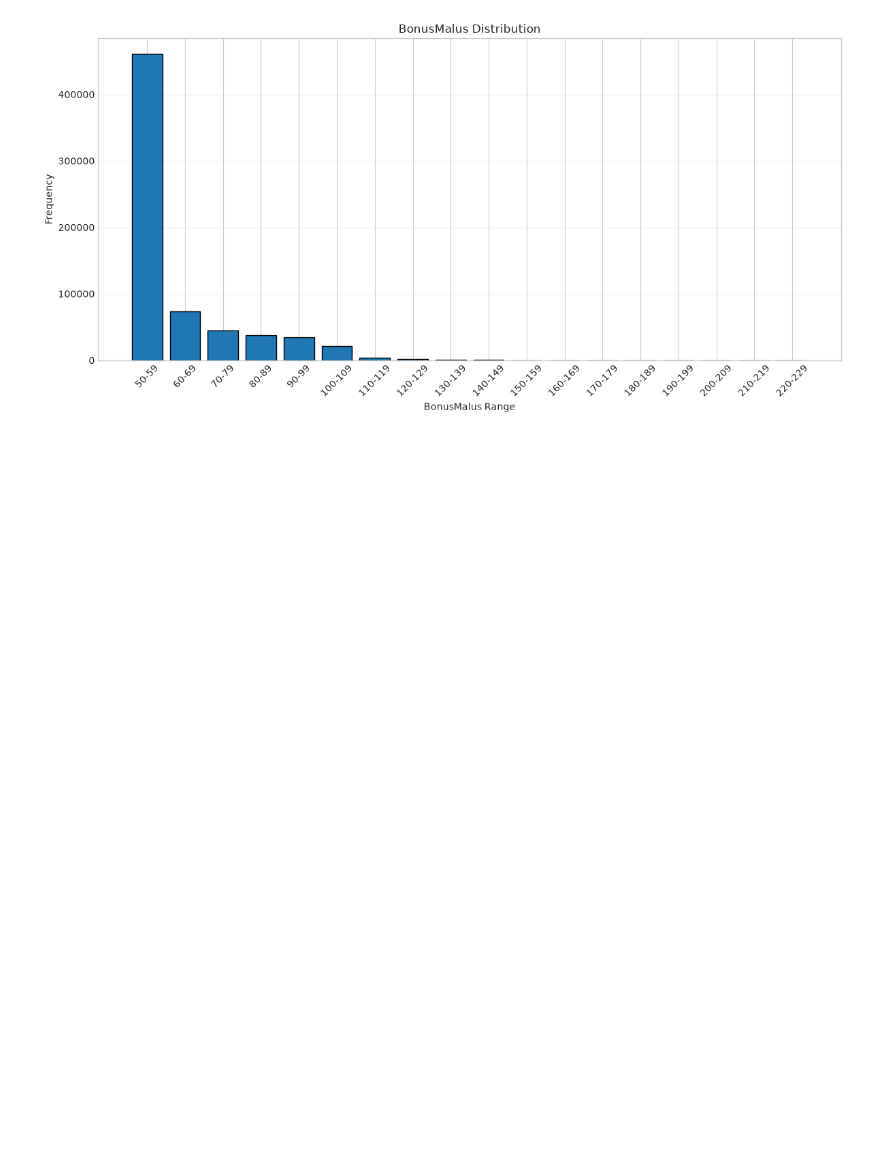
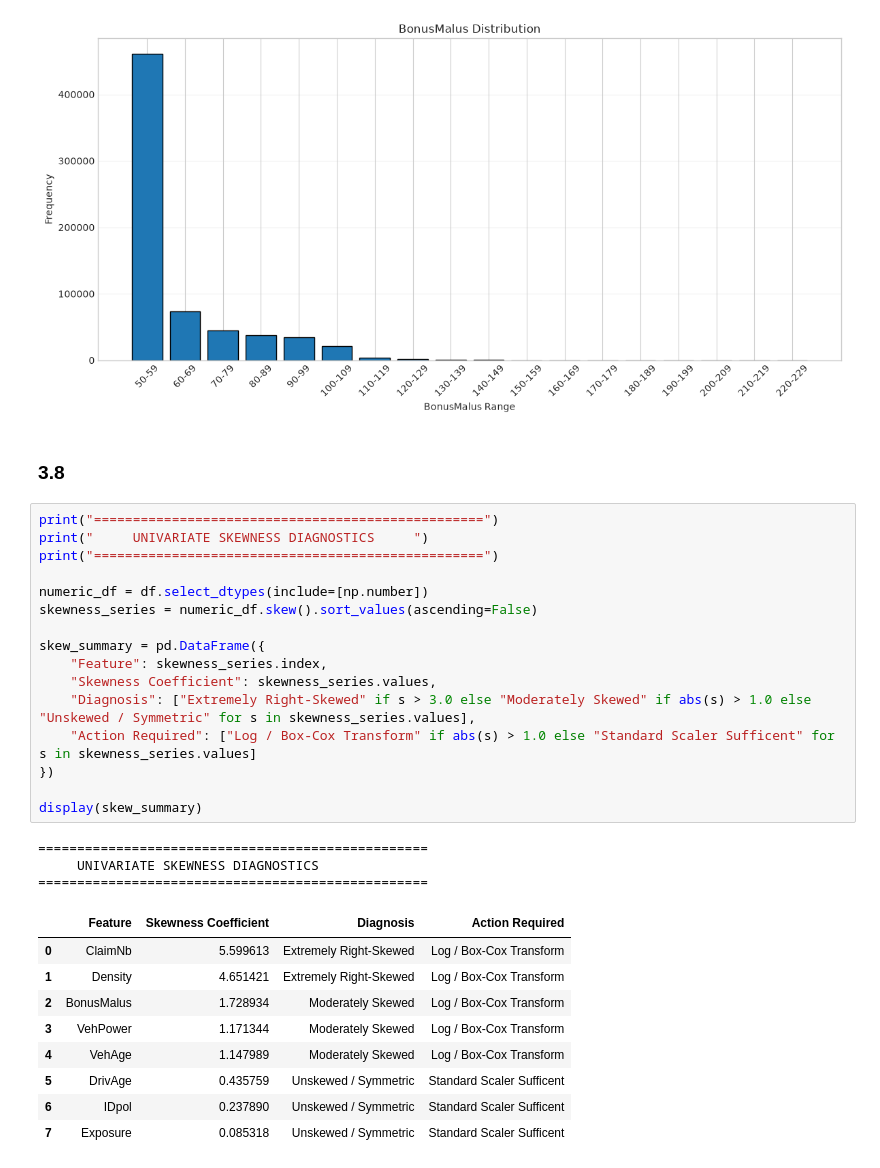
Before and after one commit to g-ritvik/msba265_module1, a Jupyter notebook: notebooks/01_eda_and_data_dictionary.ipynb, the cells around one changed output. Saved outputs shown, nothing was run; the diff lists cells and outputs as text; blank space fills up the shorter version.

```diff
--- a/notebooks/01_eda_and_data_dictionary.ipynb
+++ b/notebooks/01_eda_and_data_dictionary.ipynb
@@ -198,3 +204,34 @@ plt.tight_layout()
 plt.show()
 # %% [output]
 [figure]
+# %% [markdown]
+### 3.8
+# %%
+print("==================================================")
+print("     UNIVARIATE SKEWNESS DIAGNOSTICS     ")
+print("==================================================")
+
+numeric_df = df.select_dtypes(include=[np.number])
+skewness_series = numeric_df.skew().sort_values(ascending=False)
+
+skew_summary = pd.DataFrame({
+    "Feature": skewness_series.index,
+    "Skewness Coefficient": skewness_series.values,
+    "Diagnosis": ["Extremely Right-Skewed" if s > 3.0 else "Moderately Skewed" if abs(s) > 1.0 else "Unskewed / Symmetric" for s in skewness_series.values],
+    "Action Required": ["Log / Box-Cox Transform" if abs(s) > 1.0 else "Standard Scaler Sufficent" for s in skewness_series.values]
+})
+
+display(skew_summary)
+# %% [output]
+==================================================
+     UNIVARIATE SKEWNESS DIAGNOSTICS
+==================================================
+|  | Feature | Skewness Coefficient | Diagnosis | Action Required |
+| 0 | ClaimNb | 5.599613 | Extremely Right-Skewed | Log / Box-Cox Transform |
+| 1 | Density | 4.651421 | Extremely Right-Skewed | Log / Box-Cox Transform |
+| 2 | BonusMalus | 1.728934 | Moderately Skewed | Log / Box-Cox Transform |
+| 3 | VehPower | 1.171344 | Moderately Skewed | Log / Box-Cox Transform |
+| 4 | VehAge | 1.147989 | Moderately Skewed | Log / Box-Cox Transform |
+| 5 | DrivAge | 0.435759 | Unskewed / Symmetric | Standard Scaler Sufficent |
+| 6 | IDpol | 0.237890 | Unskewed / Symmetric | Standard Scaler Sufficent |
+| 7 | Exposure | 0.085318 | Unskewed / Symmetric | Standard Scaler Sufficent |
```
Also changed, not shown: parts of 9 cells of this notebook, 1 other file.
